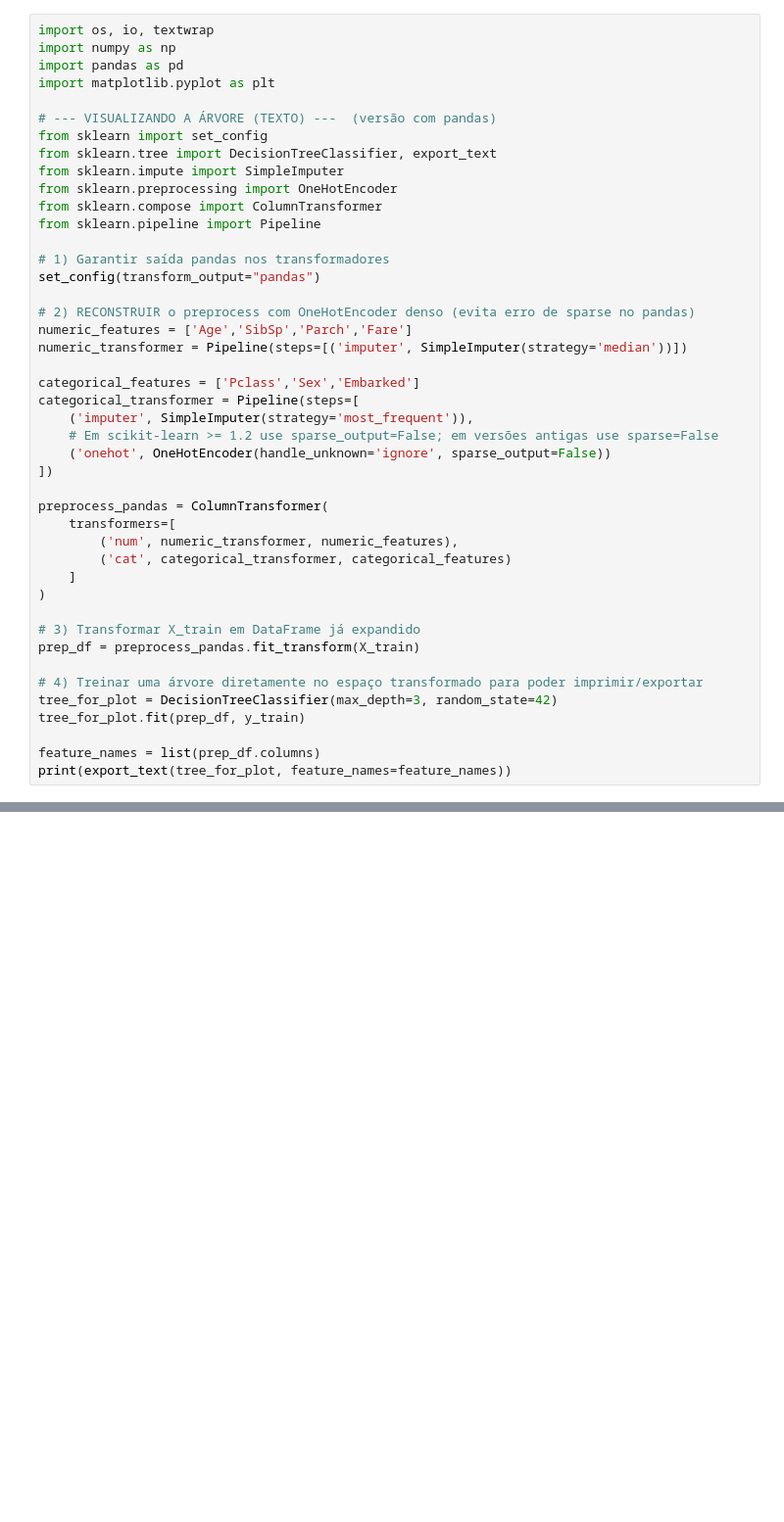
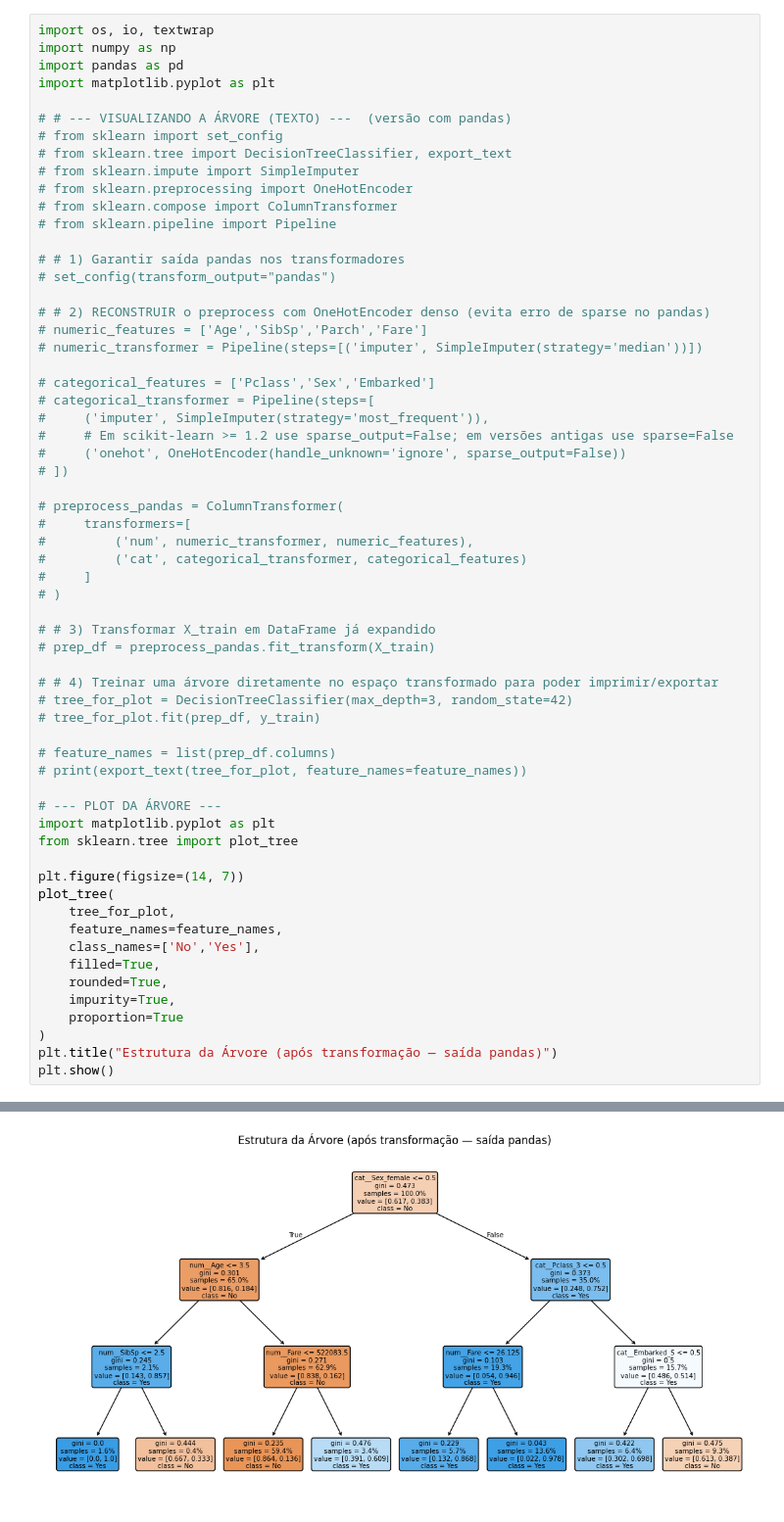
Before and after one commit to oompaloompa77/ForrestKnight, a Jupyter notebook: Untitled2.ipynb, the cells around one changed output, grey strips where cells are left out. Shown at 98% size. Drawn from its saved outputs; the diff is of its cells as text; blank space fills up the shorter version.

```diff
--- a/Untitled2.ipynb
+++ b/Untitled2.ipynb
@@ -6,42 +6,59 @@ import numpy as np
 import pandas as pd
 import matplotlib.pyplot as plt
 
-# --- VISUALIZANDO A ÁRVORE (TEXTO) ---  (versão com pandas)
-from sklearn import set_config
-from sklearn.tree import DecisionTreeClassifier, export_text
-from sklearn.impute import SimpleImputer
-from sklearn.preprocessing import OneHotEncoder
-from sklearn.compose import ColumnTransformer
-from sklearn.pipeline import Pipeline
+# # --- VISUALIZANDO A ÁRVORE (TEXTO) ---  (versão com pandas)
+# from sklearn import set_config
+# from sklearn.tree import DecisionTreeClassifier, export_text
+# from sklearn.impute import SimpleImputer
+# from sklearn.preprocessing import OneHotEncoder
+# from sklearn.compose import ColumnTransformer
+# from sklearn.pipeline import Pipeline
 
-# 1) Garantir saída pandas nos transformadores
-set_config(transform_output="pandas")
+# # 1) Garantir saída pandas nos transformadores
+# set_config(transform_output="pandas")
 
-# 2) RECONSTRUIR o preprocess com OneHotEncoder denso (evita erro de sparse no pandas)
-numeric_features = ['Age','SibSp','Parch','Fare']
-numeric_transformer = Pipeline(steps=[('imputer', SimpleImputer(strategy='median'))])
+# # 2) RECONSTRUIR o preprocess com OneHotEncoder denso (evita erro de sparse no pandas)
+# numeric_features = ['Age','SibSp','Parch','Fare']
+# numeric_transformer = Pipeline(steps=[('imputer', SimpleImputer(strategy='median'))])
 
-categorical_features = ['Pclass','Sex','Embarked']
-categorical_transformer = Pipeline(steps=[
-    ('imputer', SimpleImputer(strategy='most_frequent')),
-    # Em scikit-learn >= 1.2 use sparse_output=False; em versões antigas use sparse=False
-    ('onehot', OneHotEncoder(handle_unknown='ignore', sparse_output=False))
-])
+# categorical_features = ['Pclass','Sex','Embarked']
+# categorical_transformer = Pipeline(steps=[
+#     ('imputer', SimpleImputer(strategy='most_frequent')),
+#     # Em scikit-learn >= 1.2 use sparse_output=False; em versões antigas use sparse=False
+#     ('onehot', OneHotEncoder(handle_unknown='ignore', sparse_output=False))
+# ])
 
-preprocess_pandas = ColumnTransformer(
-    transformers=[
-        ('num', numeric_transformer, numeric_features),
-        ('cat', categorical_transformer, categorical_features)
-    ]
+# preprocess_pandas = ColumnTransformer(
+#     transformers=[
+#         ('num', numeric_transformer, numeric_features),
+#         ('cat', categorical_transformer, categorical_features)
+#     ]
+# )
+
+# # 3) Transformar X_train em DataFrame já expandido
+# prep_df = preprocess_pandas.fit_transform(X_train)
+
+# # 4) Treinar uma árvore diretamente no espaço transformado para poder imprimir/exportar
+# tree_for_plot = DecisionTreeClassifier(max_depth=3, random_state=42)
+# tree_for_plot.fit(prep_df, y_train)
+
+# feature_names = list(prep_df.columns)
+# print(export_text(tree_for_plot, feature_names=feature_names))
+
+# --- PLOT DA ÁRVORE ---
+import matplotlib.pyplot as plt
+from sklearn.tree import plot_tree
+
+plt.figure(figsize=(14, 7))
+plot_tree(
+    tree_for_plot,
+    feature_names=feature_names,
+    class_names=['No','Yes'],
+    filled=True,
+    rounded=True,
+    impurity=True,
+    proportion=True
 )
-
-# 3) Transformar X_train em DataFrame já expandido
-prep_df = preprocess_pandas.fit_transform(X_train)
-
-# 4) Treinar uma árvore diretamente no espaço transformado para poder imprimir/exportar
-tree_for_plot = DecisionTreeClassifier(max_depth=3, random_state=42)
-tree_for_plot.fit(prep_df, y_train)
-
-feature_names = list(prep_df.columns)
-print(export_text(tree_for_plot, feature_names=feature_names))
+plt.title("Estrutura da Árvore (após transformação — saída pandas)")
+plt.show()
 # %% [output]
@@ -64,0 +65 @@ print(export_text(tree_for_plot, feature_names=feature_names))
+[figure, added]
```
Also changed, not shown: parts of 1 cell of this notebook.
